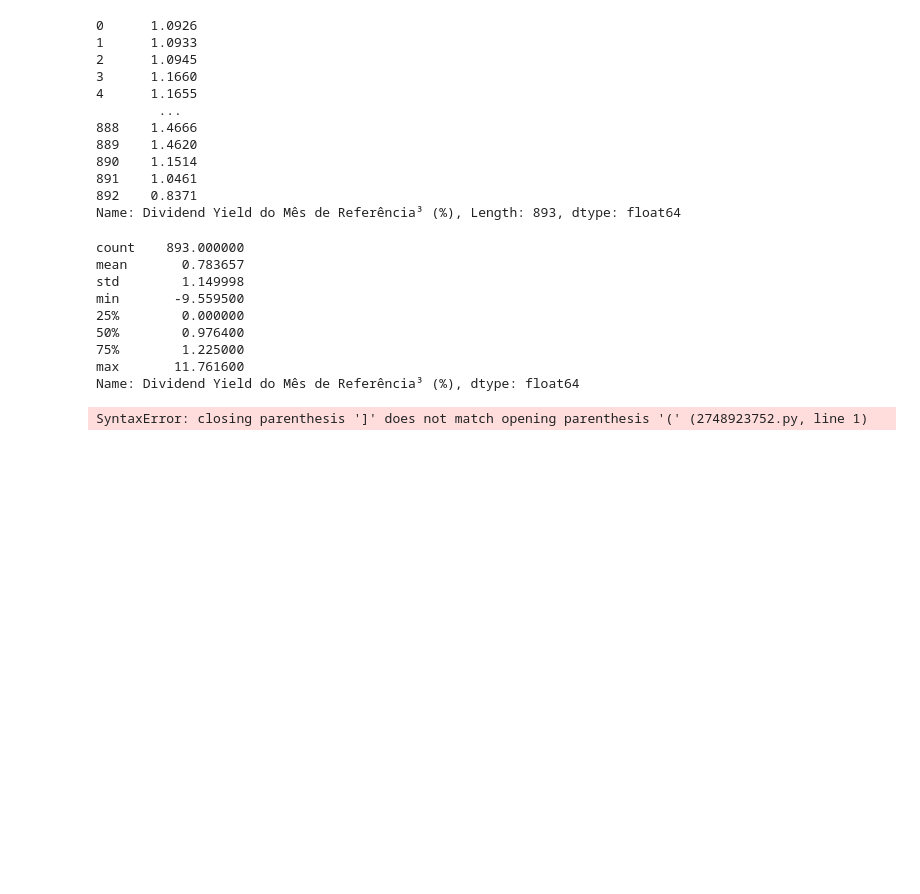
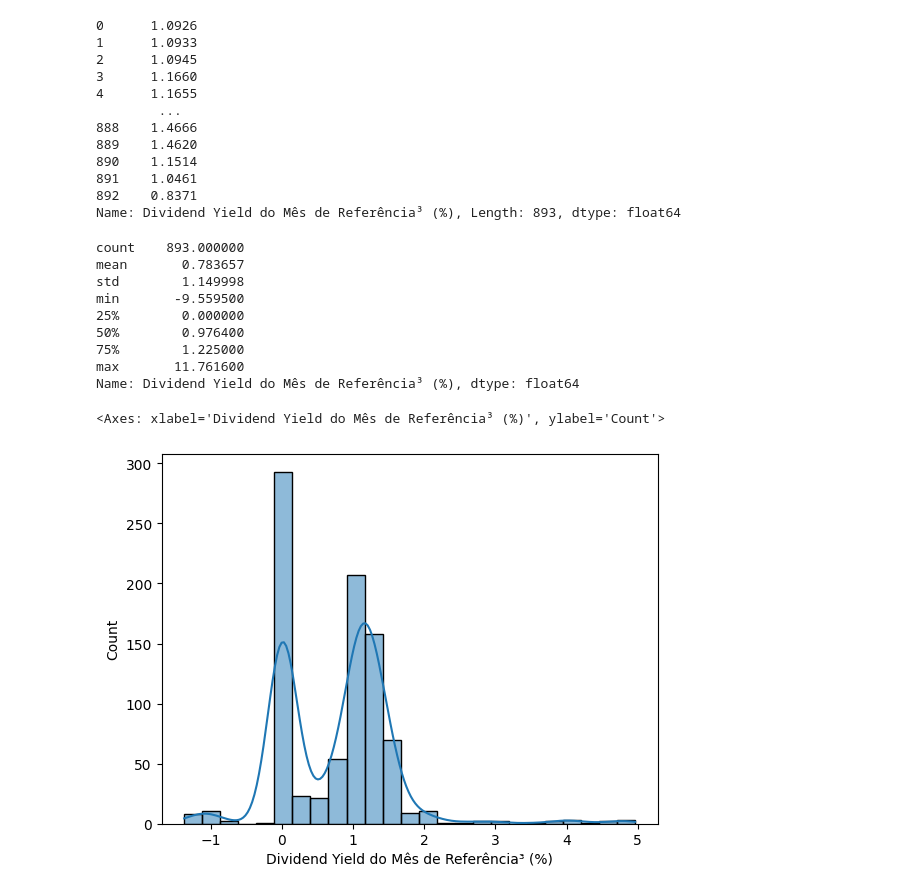
Before and after one commit to ErikMaia/tcc, a Jupyter notebook: src/selection_of_atribute.ipynb, the cells around one changed output. Drawn from its saved outputs; the diff is of its cells as text; code cells hidden in the pictures; blank space fills up the shorter version.

Commit message:
feat: get quarter data

```diff
--- a/src/selection_of_atribute.ipynb
+++ b/src/selection_of_atribute.ipynb
@@ -126,7 +126,8 @@ min       -9.559500
 max       11.761600
 Name: Dividend Yield do Mês de Referência³ (%), dtype: float64
 # %%
-sns.histplot(data=df.loc[df['Dividend Yield do Mês de Referência³ (%)']> -5]],x='Dividend Yield do Mês de Referência³ (%)',kde=True, )
+sns.histplot(data=df.loc[(df['Dividend Yield do Mês de Referência³ (%)']>= -5) & (df['Dividend Yield do Mês de Referência³ (%)'] < 5)],x='Dividend Yield do Mês de Referência³ (%)',kde=True)
 # %% [output]
-SyntaxError: closing parenthesis ']' does not match opening parenthesis '(' (2748923752.py, line 1)
+<Axes: xlabel='Dividend Yield do Mês de Referência³ (%)', ylabel='Count'>
+[figure, added]
 # %%
```
Also changed, not shown: parts of 1 cell of this notebook, 2 other files.
